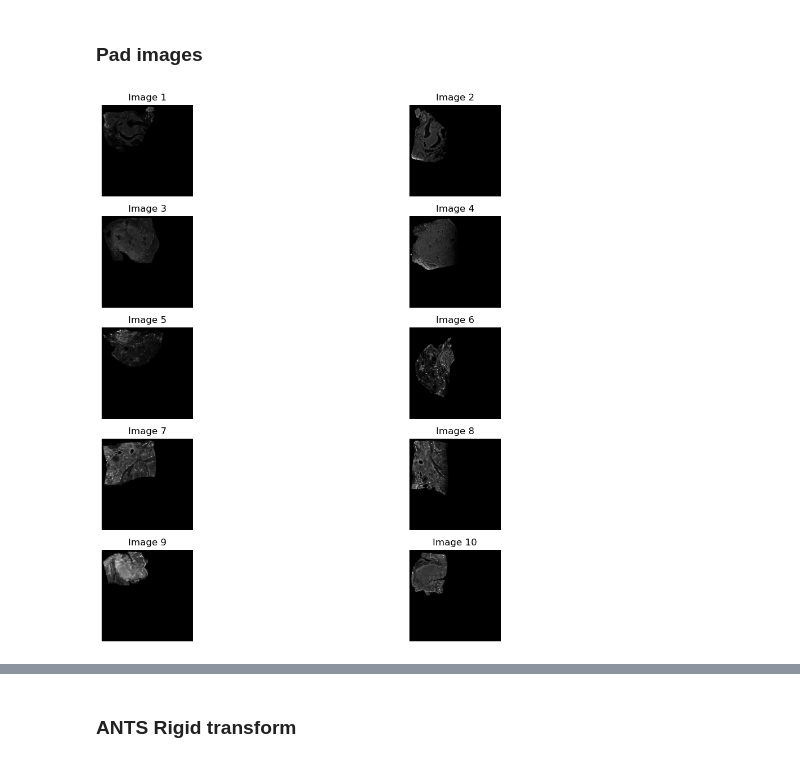
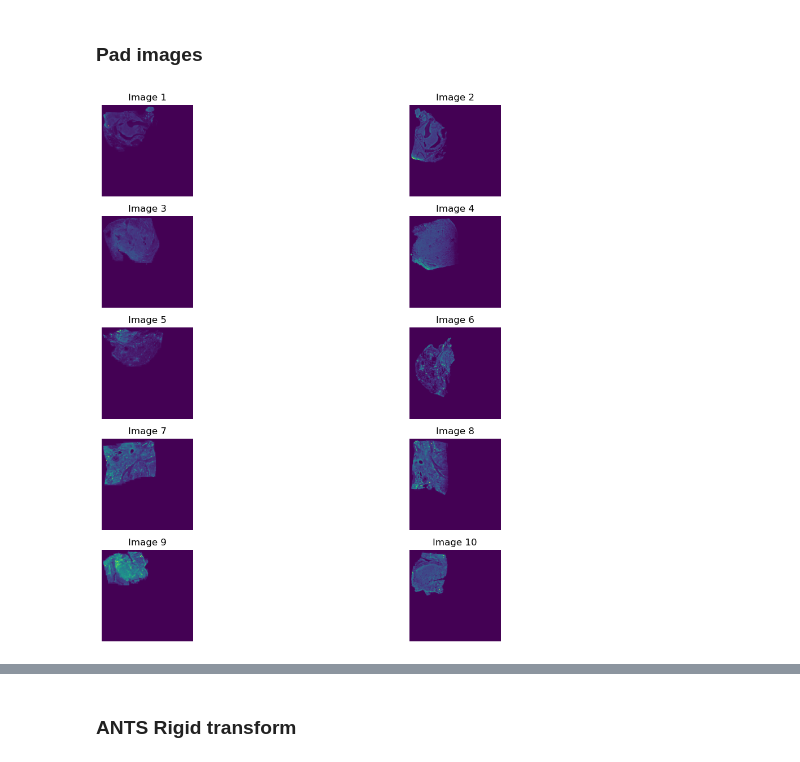
Before and after one commit to Olamiknight/WSIFIR, a Jupyter notebook: Axis_Reg_Registration.ipynb, the cells around one changed output, grey strips where cells are left out. Saved outputs shown, nothing was run; the diff lists cells and outputs as text; code cells hidden in the pictures.

```diff
--- a/Axis_Reg_Registration.ipynb
+++ b/Axis_Reg_Registration.ipynb
@@ -243,16 +243,16 @@ for sampleid, padded_image in padded_images.items():
 # %%
 #Plot the first 10 images of padded images using plt with 5 rows and 2 columns
 fig, axes = plt.subplots(5, 2, figsize=(15, 10))
 axes = axes.flatten()
 for i, (sampleid, padded_image) in enumerate(padded_images_ants.items()):
     if i < 10:
-        axes[i].imshow(padded_image.numpy(), cmap='gray')
+        axes[i].imshow(padded_image.numpy())
         axes[i].set_title(f'Image {i+1}')
         axes[i].axis('off')
 plt.tight_layout()
 plt.show()
 # %% [output]
-[figure, old version]
+[figure, new version]
 # %%
 # Store odd and even images in separate lists: regression and tbet while keeping the key
 
```
Also changed, not shown: parts of 21 cells of this notebook.
